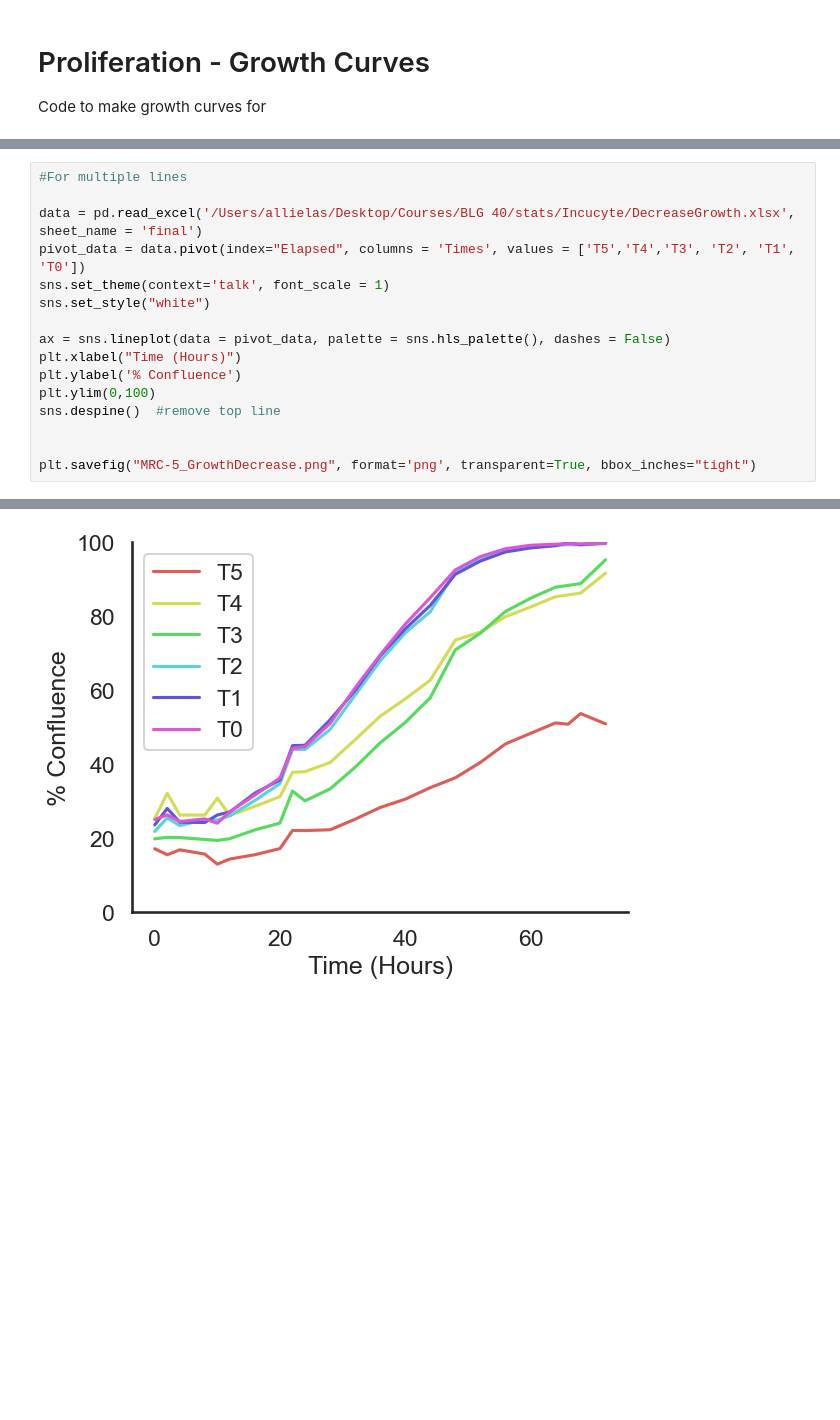
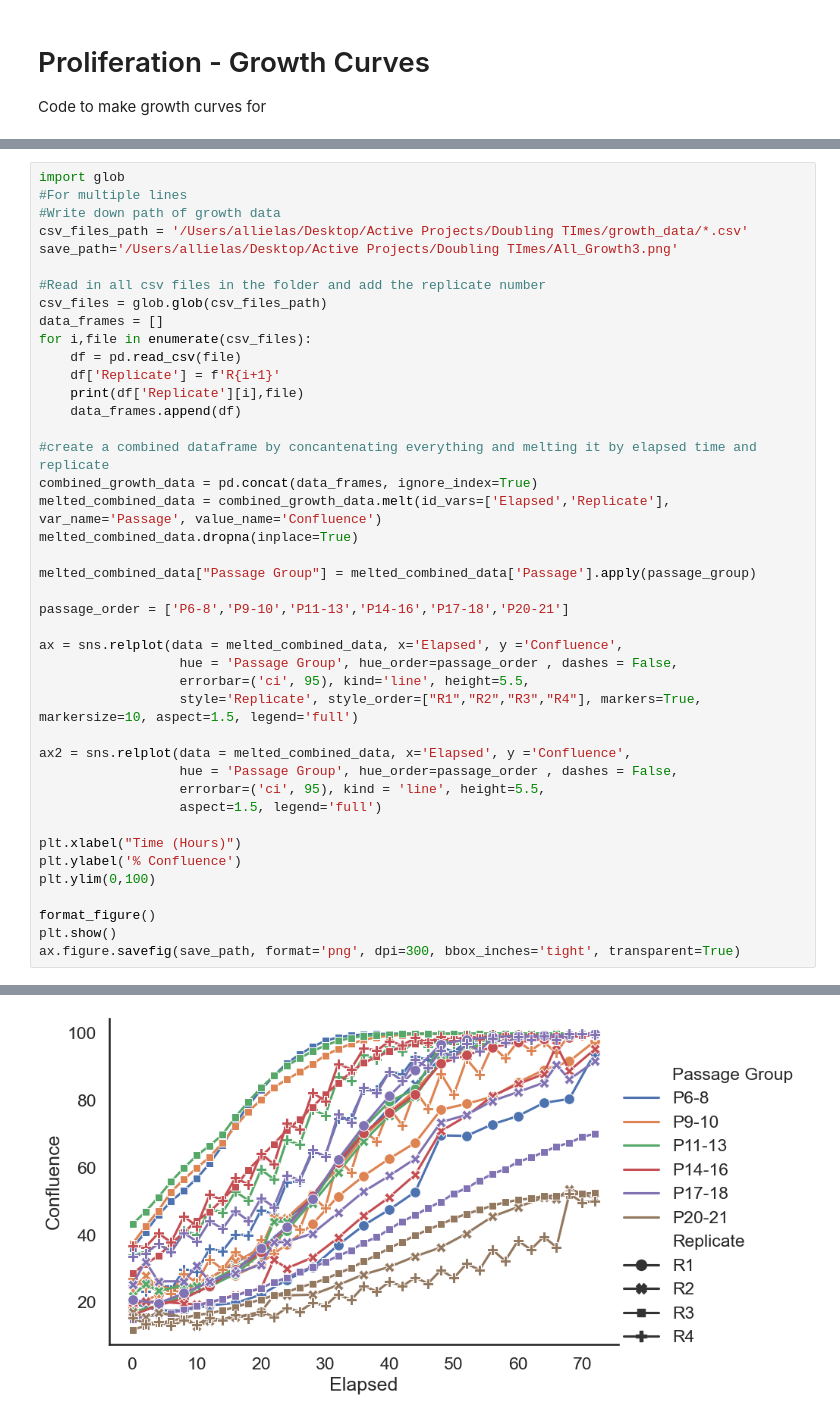
Before and after one commit to allielas/HTP_fibroblasts_mitolyso, a Jupyter notebook: Proliferation_GrowthCurves.ipynb, the cells around one changed output, grey strips where cells are left out. Saved outputs shown, nothing was run; the diff lists cells and outputs as text; blank space fills up the shorter version.

Commit message:
Update growth curve code

```diff
--- a/Proliferation_GrowthCurves.ipynb
+++ b/Proliferation_GrowthCurves.ipynb
@@ -25,17 +48,43 @@ plt.savefig("MRC-5_confluencey.png", format='png', transparent=True, bbox_inches
 # %%
+import glob
 #For multiple lines
+#Write down path of growth data
+csv_files_path = '/Users/allielas/Desktop/Active Projects/Doubling TImes/growth_data/*.csv'
+save_path='/Users/allielas/Desktop/Active Projects/Doubling TImes/All_Growth3.png'
 
-data = pd.read_excel('/Users/allielas/Desktop/Courses/BLG 40/stats/Incucyte/DecreaseGrowth.xlsx', sheet_name = 'final')
-pivot_data = data.pivot(index="Elapsed", columns = 'Times', values = ['T5','T4','T3', 'T2', 'T1', 'T0'])
-sns.set_theme(context='talk', font_scale = 1)
-sns.set_style("white")
+#Read in all csv files in the folder and add the replicate number
+csv_files = glob.glob(csv_files_path)
+data_frames = []
+for i,file in enumerate(csv_files):
+    df = pd.read_csv(file)
+    df['Replicate'] = f'R{i+1}'
+    print(df['Replicate'][i],file)
+    data_frames.append(df)
 
-ax = sns.lineplot(data = pivot_data, palette = sns.hls_palette(), dashes = False)
+#create a combined dataframe by concantenating everything and melting it by elapsed time and replicate
+combined_growth_data = pd.concat(data_frames, ignore_index=True)
+melted_combined_data = combined_growth_data.melt(id_vars=['Elapsed','Replicate'], var_name='Passage', value_name='Confluence')
+melted_combined_data.dropna(inplace=True)
+
+melted_combined_data["Passage Group"] = melted_combined_data['Passage'].apply(passage_group)
+
+passage_order = ['P6-8','P9-10','P11-13','P14-16','P17-18','P20-21']
+
+ax = sns.relplot(data = melted_combined_data, x='Elapsed', y ='Confluence',
+                  hue = 'Passage Group', hue_order=passage_order , dashes = False,
+                  errorbar=('ci', 95), kind='line', height=5.5,
+                  style='Replicate', style_order=["R1","R2","R3","R4"], markers=True, markersize=10, aspect=1.5, legend='full')
+
+ax2 = sns.relplot(data = melted_combined_data, x='Elapsed', y ='Confluence',
+                  hue = 'Passage Group', hue_order=passage_order , dashes = False,
+                  errorbar=('ci', 95), kind = 'line', height=5.5,
+                  aspect=1.5, legend='full')
+
 plt.xlabel("Time (Hours)")
 plt.ylabel('% Confluence')
 plt.ylim(0,100)
-sns.despine()  #remove top line
 
-
-plt.savefig("MRC-5_GrowthDecrease.png", format='png', transparent=True, bbox_inches="tight")
+format_figure()
+plt.show()
+ax.figure.savefig(save_path, format='png', dpi=300, bbox_inches='tight', transparent=True)
 # %% [output]
@@ -42 +95 @@ plt.savefig("MRC-5_GrowthDecrease.png", format='png', transparent=True, bbox_inc
-[figure, old version]
+[figure, new version]
```
Also changed, not shown: parts of 7 cells of this notebook.
